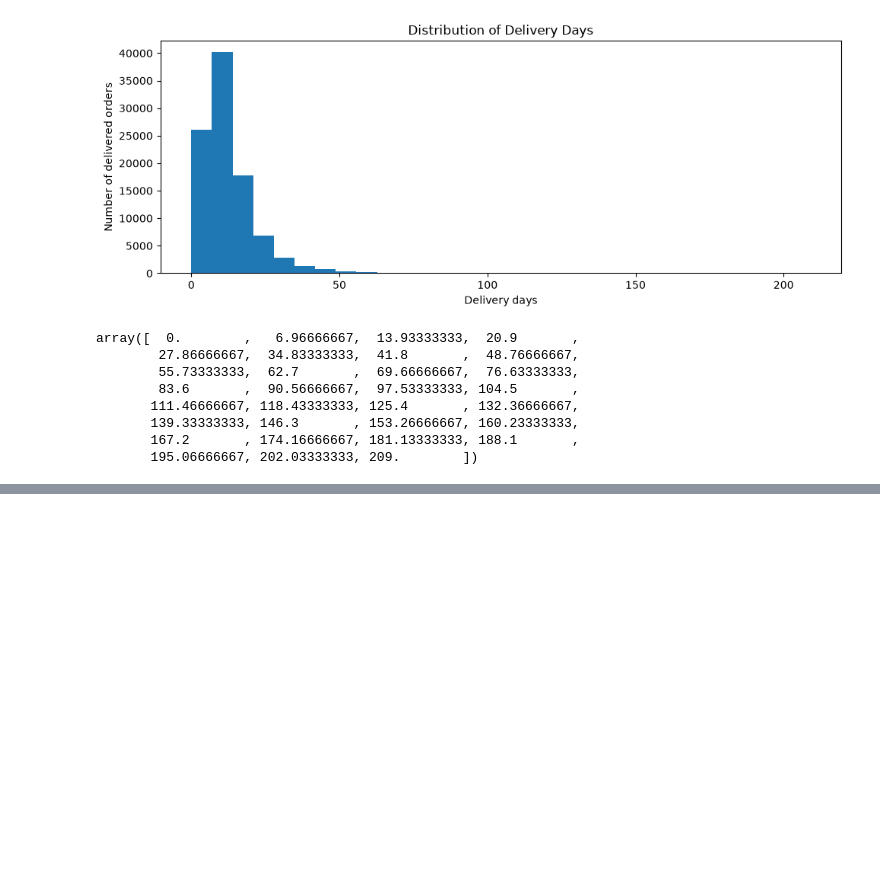
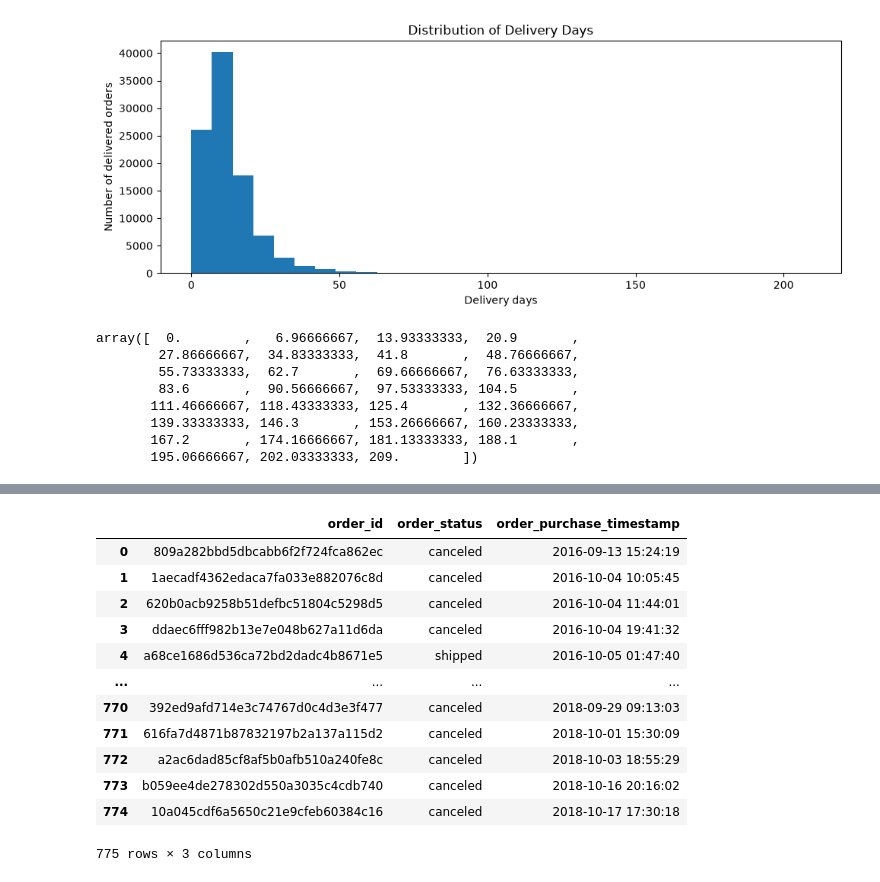
Before and after one commit to ozgur-kv/market-intelligence-pipeline, a Jupyter notebook: notebooks/02_pandas_orders_analysis.ipynb, the cells around one changed output, grey strips where cells are left out. Drawn from its saved outputs; the diff is of its cells as text; code cells hidden in the pictures; blank space fills up the shorter version.

```diff
--- a/notebooks/02_pandas_orders_analysis.ipynb
+++ b/notebooks/02_pandas_orders_analysis.ipynb
@@ -715,0 +818,3 @@ array([  0.        ,   6.96666667,  13.93333333,  20.9       ,
+# %%
+def run_sql(query: str) -> pd.DataFrame:
+    return con.execute(query).df()
@@ -715,0 +830,26 @@ array([  0.        ,   6.96666667,  13.93333333,  20.9       ,
+# %%
+run_sql("""
+    SELECT
+        o.order_id,
+        o.order_status,
+        o.order_purchase_timestamp
+    FROM orders AS o
+    LEFT JOIN order_items AS oi
+        ON o.order_id = oi.order_id
+    WHERE oi.order_id IS NULL
+    ORDER BY o.order_purchase_timestamp
+""")
+# %% [output]
+|  | order_id | order_status | order_purchase_timestamp |
+| 0 | 809a282bbd5dbcabb6f2f724fca862ec | canceled | 2016-09-13 15:24:19 |
+| 1 | 1aecadf4362edaca7fa033e882076c8d | canceled | 2016-10-04 10:05:45 |
+| 2 | 620b0acb9258b51defbc51804c5298d5 | canceled | 2016-10-04 11:44:01 |
+| 3 | ddaec6fff982b13e7e048b627a11d6da | canceled | 2016-10-04 19:41:32 |
+| 4 | a68ce1686d536ca72bd2dadc4b8671e5 | shipped | 2016-10-05 01:47:40 |
+| ... | ... | ... | ... |
+| 770 | 392ed9afd714e3c74767d0c4d3e3f477 | canceled | 2018-09-29 09:13:03 |
+| 771 | 616fa7d4871b87832197b2a137a115d2 | canceled | 2018-10-01 15:30:09 |
+| 772 | a2ac6dad85cf8af5b0afb510a240fe8c | canceled | 2018-10-03 18:55:29 |
+| 773 | b059ee4de278302d550a3035c4cdb740 | canceled | 2018-10-16 20:16:02 |
+| 774 | 10a045cdf6a5650c21e9cfeb60384c16 | canceled | 2018-10-17 17:30:18 |
+775 rows × 3 columns
```
Also changed, not shown: parts of 9 cells of this notebook.
